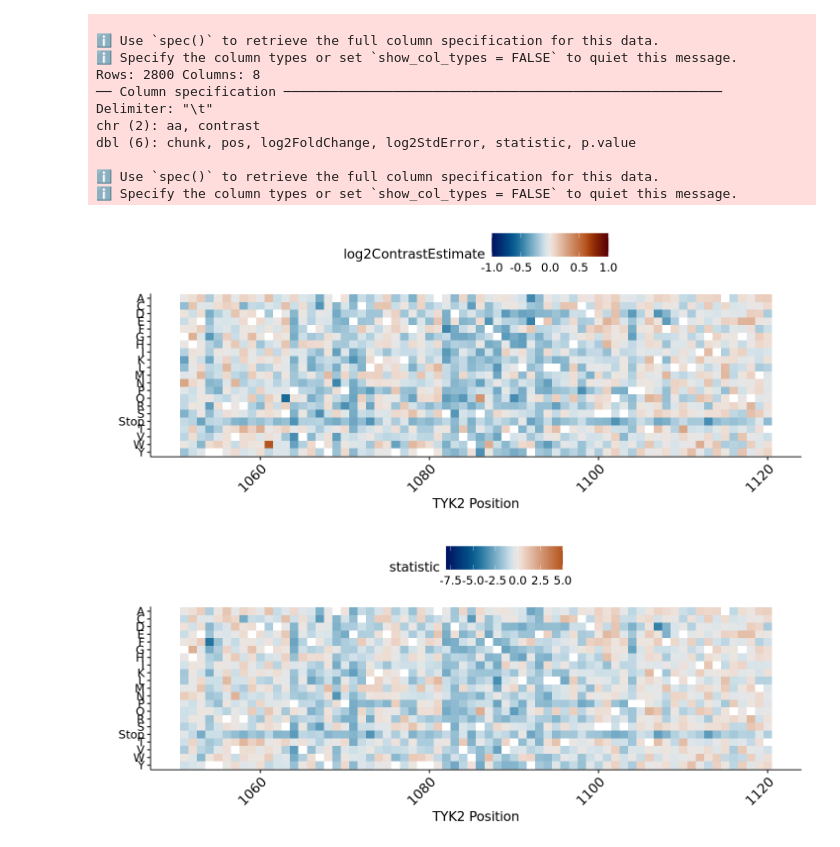
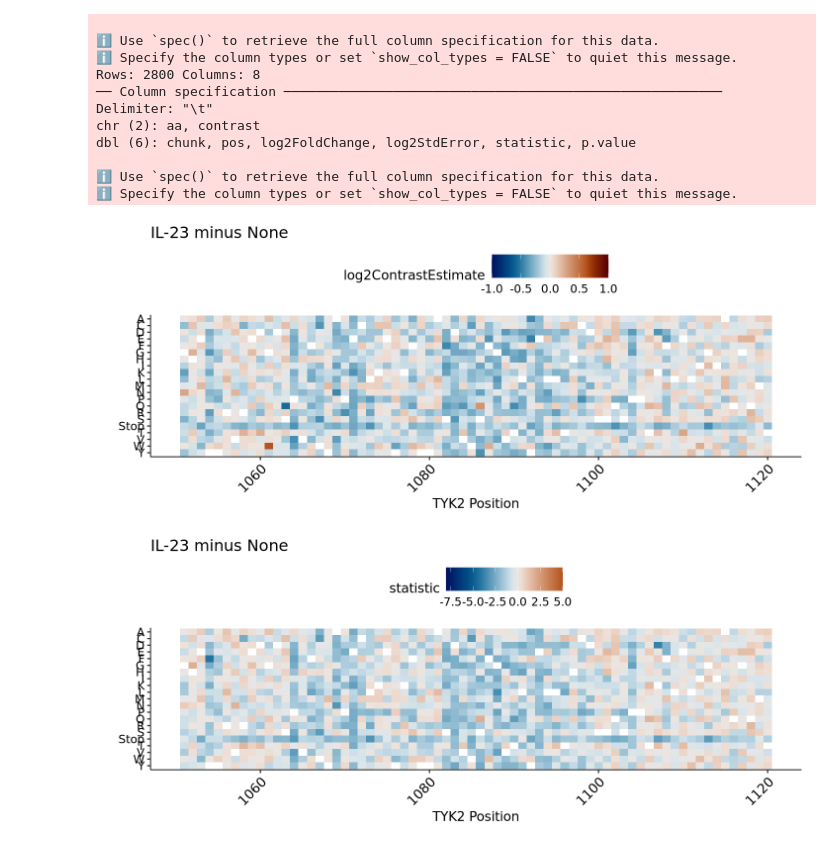
Before and after one commit to MiTPenguin/bms-dms, a Jupyter notebook: notebooks/TYK2-IL23-run10-refine.ipynb, the cells around one changed output. Cells and saved outputs as stored; diff of their text form; code cells hidden in the pictures.

```diff
--- a/notebooks/TYK2-IL23-run10-refine.ipynb
+++ b/notebooks/TYK2-IL23-run10-refine.ipynb
@@ -26,27 +36,29 @@ dbl (6): chunk, pos, log2FoldChange, log2StdError, statistic, p.value
 # %%
 options(repr.plot.width = 12, repr.plot.height = 5)
 sumstats_norm %>%
     mutate(aa = if_else(aa == "*", "Stop", aa)) %>%
     ggplot() +
         geom_tile(aes(x = pos, y = fct_rev(aa), fill = log2ContrastEstimate)) +
         scale_fill_scico_mid( limits = c(-1,1), palette = "vik", mid = 0, oob = squish) +
         theme_pubr(base_size = 16, x.text.angle = 45) +
         theme(legend.text=element_text(size=14),
               legend.key.size = unit(1,"cm"),
               axis.text.y = element_text(size = 14)) +
-        xlab("TYK2 Position") + ylab("")
+        xlab("TYK2 Position") + ylab("") +
+        ggtitle("IL-23 minus None")
 
 sumstats_norm %>%
     mutate(aa = if_else(aa == "*", "Stop", aa)) %>%
     ggplot() +
         geom_tile(aes(x = pos, y = fct_rev(aa), fill =statistic)) +
         scale_fill_scico_mid( limits = c(-8,5), palette = "vik", mid = 0, oob = squish) +
         theme_pubr(base_size = 16, x.text.angle = 45) +
         theme(legend.text=element_text(size=14),
               legend.key.size = unit(1,"cm"),
               axis.text.y = element_text(size = 14))  +
-        xlab("TYK2 Position") + ylab("")
+        xlab("TYK2 Position") + ylab("") +
+        ggtitle("IL-23 minus None")
 # %% [output]
-[figure, old version]
+[figure, new version]
-[figure, old version]
+[figure, new version]
 # %%
```
Also changed, not shown: parts of 5 cells of this notebook.
